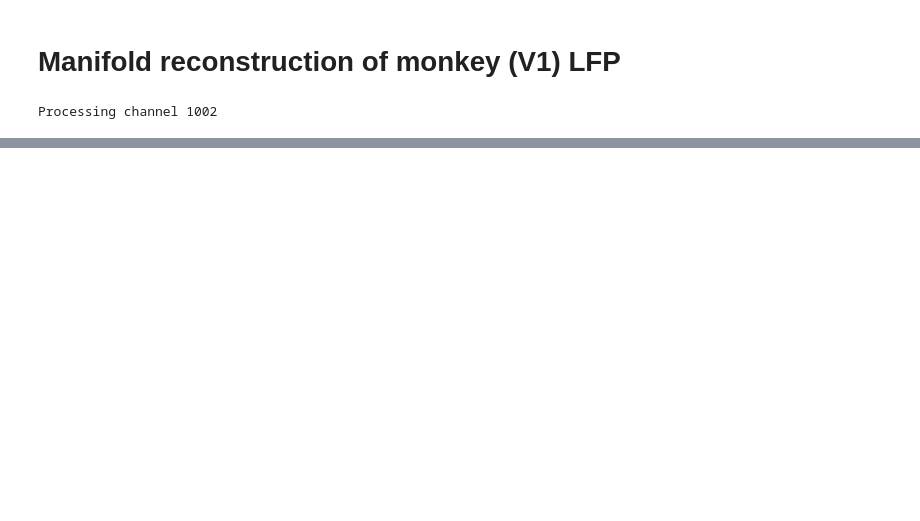
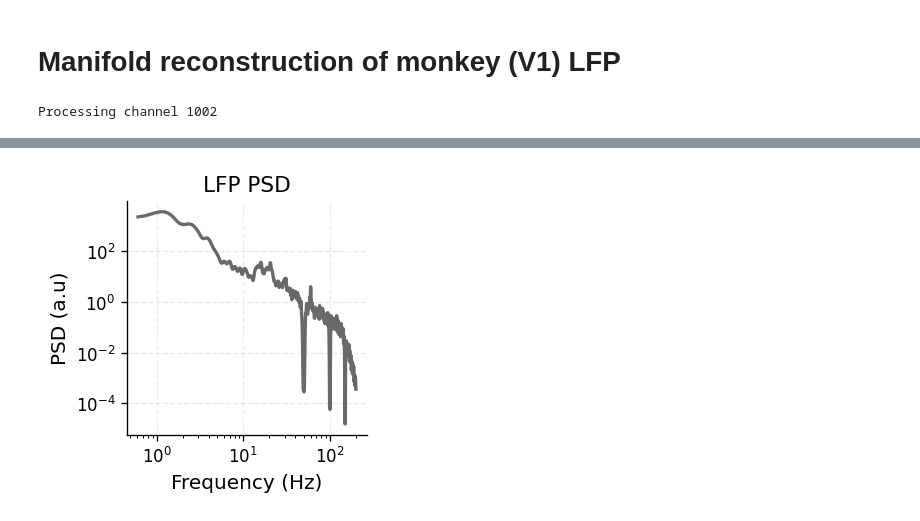
Before and after one commit to erfanzabeh/StocasticDiffEq_Simulation, a Jupyter notebook: docs/tutorials/monkey.ipynb, the cells around one changed output, grey strips where cells are left out. Saved outputs shown, nothing was run; the diff lists cells and outputs as text; code cells hidden in the pictures; blank space fills up the shorter version.

```diff
--- a/docs/tutorials/monkey.ipynb
+++ b/docs/tutorials/monkey.ipynb
@@ -135,20 +121,21 @@ def butter_filter(y, Fs, hp=None, lp=None, order=4):
 # %%
-# pick 1 channel
-x_raw = LFP[:,0] if np.asarray(LFP).ndim == 2 else np.asarray(LFP).ravel()
-Fs0   = float(Fs)
+# Prepare signal with preprocessing pipeline
 
-y = notch_iir(x_raw, Fs0)
-y = butter_filter(y, Fs0, hp=0.5, lp=200.0, order=4)
+def prepare_signal(lfp_data, Fs, target_fs=500, hp=0.5, lp=200.0):
+    x_raw = lfp_data[:, 0] if np.asarray(lfp_data).ndim == 2 else np.asarray(lfp_data).ravel()
+    Fs0 = float(Fs)
 
-# (optional) downsample to keep AR order modest
-TARGET_FS = 500  # set None to skip
-if TARGET_FS and Fs0 > TARGET_FS:# ==== LFP → xs adaptor (run BEFORE AR block) ====
-    r  = int(np.floor(Fs0 / TARGET_FS))
-    y  = signal.decimate(y, r, ftype='iir', zero_phase=True)
-    Fs_used = Fs0 / r# ==== LFP → xs adaptor (run BEFORE AR block) ====
-else:
-    Fs_used = Fs0
+    y = notch_iir(x_raw, Fs0)
+    y = butter_filter(y, Fs0, hp=hp, lp=lp, order=4)
 
-xs = y.astype(float)
-Fs = Fs_used
+    if target_fs and Fs0 > target_fs:
+        r = int(np.floor(Fs0 / target_fs))
+        y = signal.decimate(y, r, ftype='iir', zero_phase=True)
+        Fs_used = Fs0 / r
+    else:
+        Fs_used = Fs0
+
+    return y.astype(float), Fs_used
+
+xs, Fs = prepare_signal(filtered_LFP, Fs, target_fs=500)
 # %%
@@ -266,0 +160,14 @@ def envelope_normalize(x, fs, fband=(15, 30), env_lp_hz=5.0, eps=1e-6):
+# %%
+def plot_psd(freqs, psd, figsize=(3, 3)):
+    plt.figure(figsize=figsize)
+    plt.loglog(freqs, psd, 'dimgray', lw=2)
+    plt.xlabel("Frequency (Hz)")
+    plt.ylabel("PSD (a.u)")
+    plt.title("LFP PSD")
+    plt.grid(True, ls="--", alpha=0.25)
+    plt.tight_layout()
+    plt.show()
+
+plot_psd(freqs, psd)
+# %% [output]
+[figure, added]
```
Also changed, not shown: parts of 19 cells of this notebook, 4 other files.
